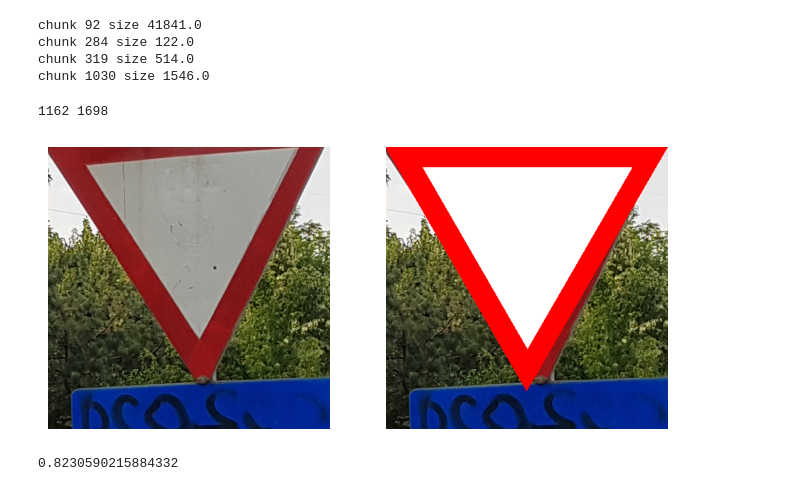
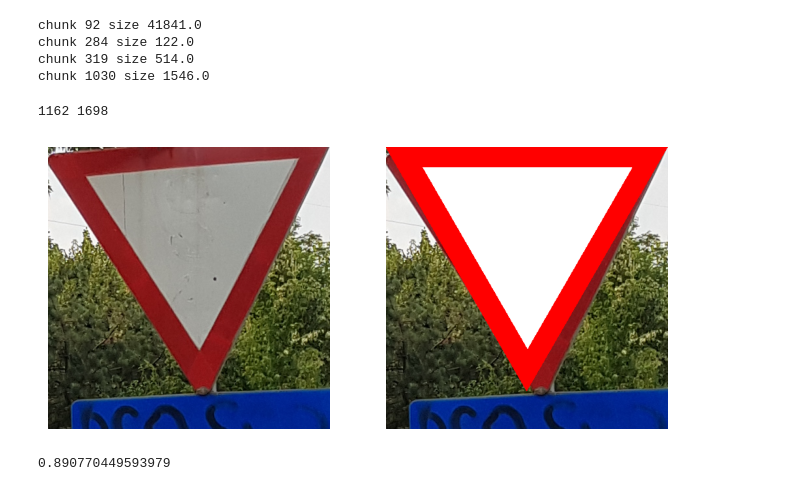
Before and after one commit to mircea-mihail/bike-system, a Jupyter notebook: scripts-and-misc/detectSigns/detect_give-way.ipynb, the cells around one changed output. Cells and saved outputs as stored; diff of their text form; code cells hidden in the pictures.

```diff
--- a/scripts-and-misc/detectSigns/detect_give-way.ipynb
+++ b/scripts-and-misc/detectSigns/detect_give-way.ipynb
@@ -453,17 +453,17 @@ chunk 1030 size 1546.0
 # %%
 areola_size = 1000
 img = test_img.copy()
 
 point_to_show = 0
 print(current_chunk.top_left_point.x, current_chunk.top_left_point.y)
 # plt.plot(current_chunk.top_left_point.x, current_chunk.top_left_point.y, 'bo', markersize=2)
 
 # plt.imshow(img)
 # plt.show()
 
-computed_score = check_for_sign(test_img, current_chunk.top_left_point.y, current_chunk.top_left_point.x, current_chunk.side_length)
+computed_score = check_for_sign(test_img, current_chunk.top_left_point.y + int((current_chunk.top_right_point.y - current_chunk.top_left_point.y)/2), current_chunk.top_left_point.x, current_chunk.side_length)
 print(computed_score)
 # %% [output]
 1162 1698
-[figure, old version]
+[figure, new version]
-0.8230590215884332
+0.890770449593979
```
